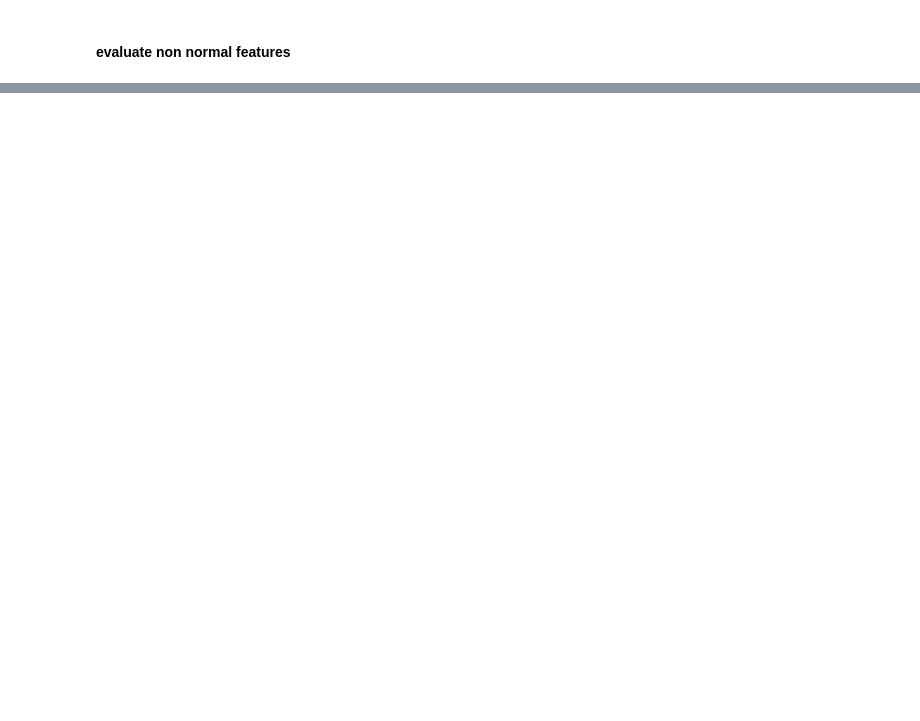
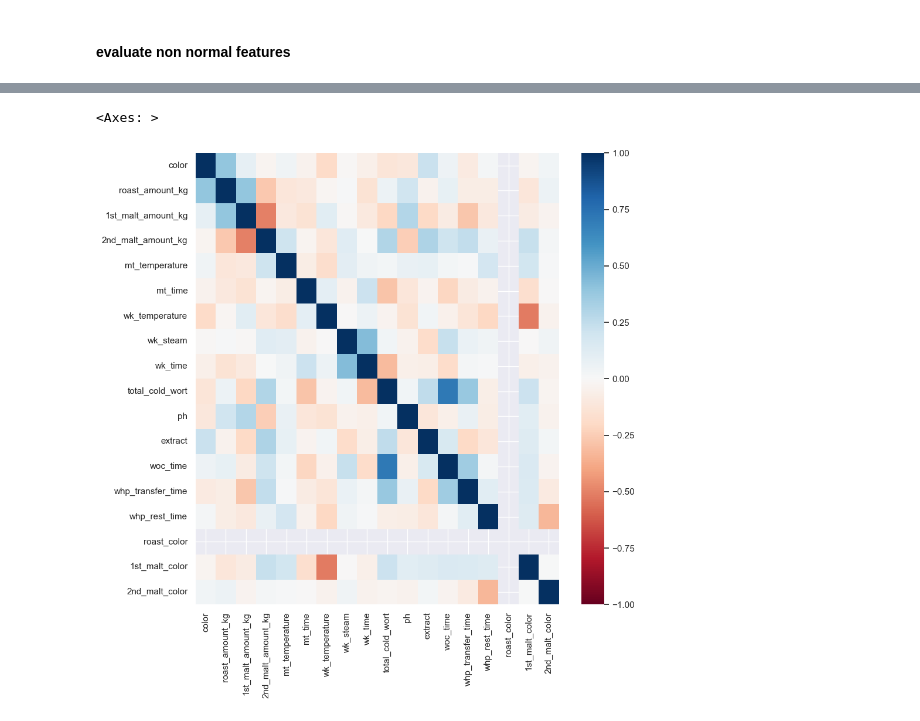
Before and after one commit to canutera/beer-color-prediction, a Jupyter notebook: notebooks/beer_color_prediction.ipynb, the cells around one changed output, grey strips where cells are left out. Cells and saved outputs as stored; diff of their text form; code cells hidden in the pictures; blank space fills up the shorter version.

```diff
--- a/notebooks/beer_color_prediction.ipynb
+++ b/notebooks/beer_color_prediction.ipynb
@@ -168,0 +199,12 @@ array([[<Axes: title={'center': '1st_malt_amount_kg'}>,
+# %%
+# sns.heatmap()
+import numpy as np
+import matplotlib.pyplot as plt
+import matplotlib.colors as mcolors
+
+d = df[['color'] + list(feature_cols)].dropna().corr('spearman')
+
+sns.heatmap(d, vmin=-1, vmax=1, center=0, cmap='RdBu')
+# %% [output]
+<Axes: >
+[figure, added]
```
Also changed, not shown: parts of 9 cells of this notebook.
